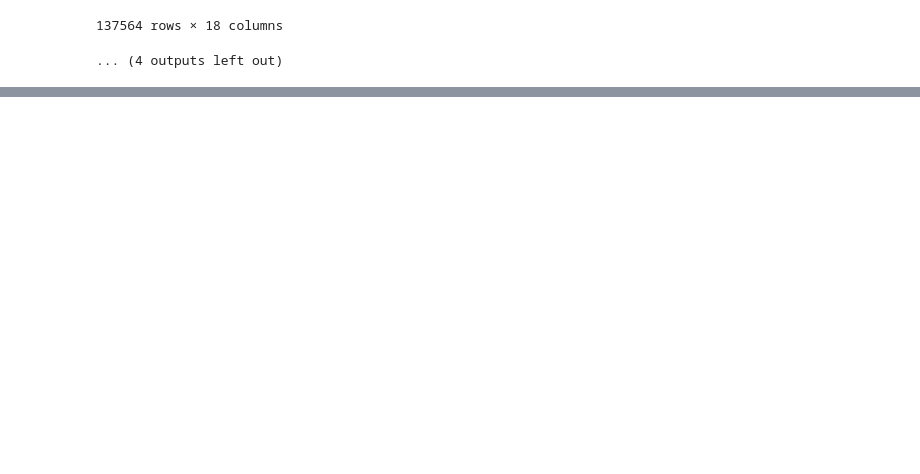
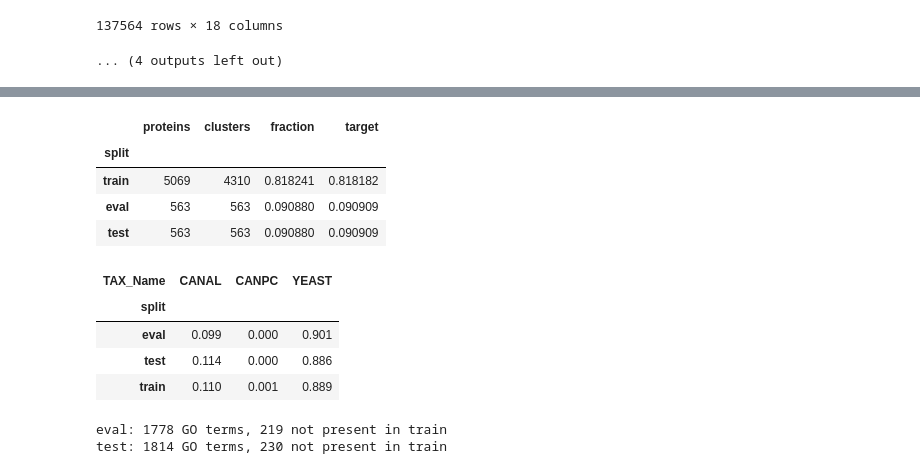
Before and after one commit to LukaszKluza/MLinBio, a Jupyter notebook: notebook.ipynb, the cells around one changed output, grey strips where cells are left out. Saved outputs shown, nothing was run; the diff lists cells and outputs as text; code cells hidden in the pictures; blank space fills up the shorter version.

```diff
--- a/notebook.ipynb
+++ b/notebook.ipynb
@@ -201,0 +218,22 @@ Differing: 8619 (91.48%)
+# %%
+MASTER_PATH = "datasets/master.tsv"
+FASTA_PATH = "datasets/hq_proteins.fasta"
+
+master_df = (
+    uniprot_df.set_index("Entry")[["TAX_Name", "Sequence", "go_uniprot"]]
+    .join(comparison[["go_gaf", "has_hq_gaf"]])
+)
+master_df = master_df[master_df["has_hq_gaf"] & (master_df["go_uniprot"].apply(len) > 0)]
+master_df = master_df.drop(columns="has_hq_gaf").rename(columns={"go_uniprot": "go_labels", "go_gaf": "go_gaf_hq"})
+
+print(f"Proteins in master file: {len(master_df)}")
+display(master_df["TAX_Name"].value_counts())
+
+master_out = master_df.copy()
+for col in ["go_labels", "go_gaf_hq"]:
+    master_out[col] = master_out[col].apply(lambda s: ";".join(sorted(s)))
+master_out.to_csv(MASTER_PATH, sep="\t", index_label="Entry")
+
+with open(FASTA_PATH, "w", newline="\n") as f:
+    for entry, seq in master_df["Sequence"].items():
+        f.write(f">{entry}\n{seq}\n")
@@ -201,0 +332,32 @@ Differing: 8619 (91.48%)
+# %%
+assert cluster_members.groupby("cluster_rep")["split"].nunique().max() == 1, "a cluster is split across sets"
+assert set(cluster_members["Entry"]) == set(master_df.index), "FASTA and master file do not match"
+
+summary = cluster_members.groupby("split").agg(proteins=("Entry", "size"), clusters=("cluster_rep", "nunique"))
+summary["fraction"] = summary["proteins"] / n_proteins
+summary["target"] = target_frac
+display(summary.loc[list(SPLIT_RATIOS)])
+
+display(pd.crosstab(cluster_members["split"], cluster_members["TAX_Name"], normalize="index").round(3))
+
+labels = master_df["go_labels"]
+split_of = cluster_members.set_index("Entry")["split"]
+train_terms = set().union(*labels[split_of == "train"])
+for split in ["eval", "test"]:
+    terms = set().union(*labels[split_of == split])
+    print(f"{split}: {len(terms)} GO terms, {len(terms - train_terms)} not present in train")
+
+cluster_members[["Entry", "cluster_rep", "TAX_Name", "split"]].to_csv(SPLIT_PATH, sep="\t", index=False)
+# %% [output]
+|  | proteins | clusters | fraction | target |
+| split |  |  |  |  |
+| train | 5069 | 4310 | 0.818241 | 0.818182 |
+| eval | 563 | 563 | 0.090880 | 0.090909 |
+| test | 563 | 563 | 0.090880 | 0.090909 |
+| TAX_Name | CANAL | CANPC | YEAST |
+| split |  |  |  |
+| eval | 0.099 | 0.000 | 0.901 |
+| test | 0.114 | 0.000 | 0.886 |
+| train | 0.110 | 0.001 | 0.889 |
+eval: 1778 GO terms, 219 not present in train
+test: 1814 GO terms, 230 not present in train
```
Also changed, not shown: parts of 7 cells of this notebook, 6 other files.
